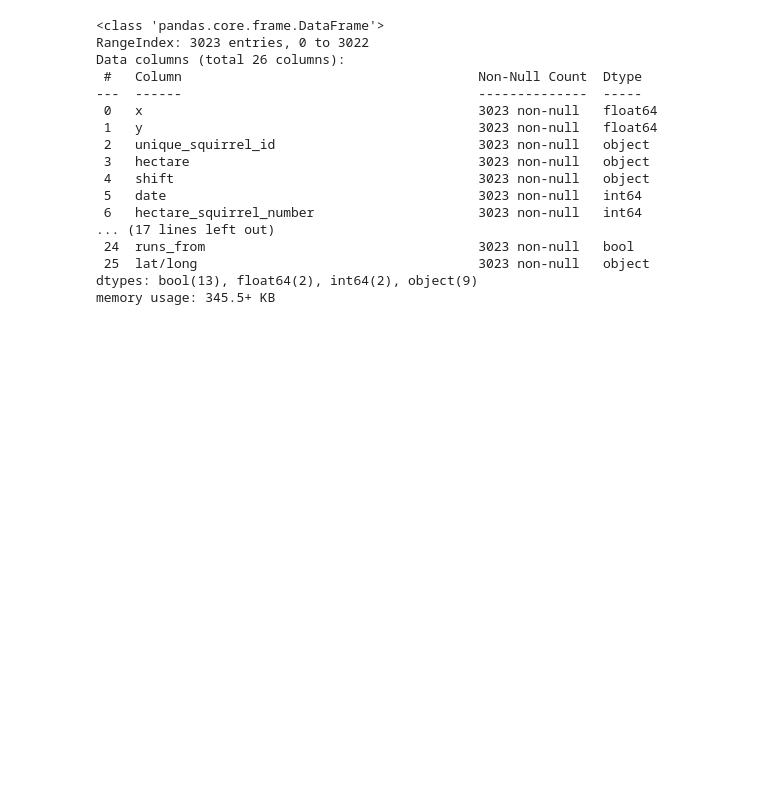
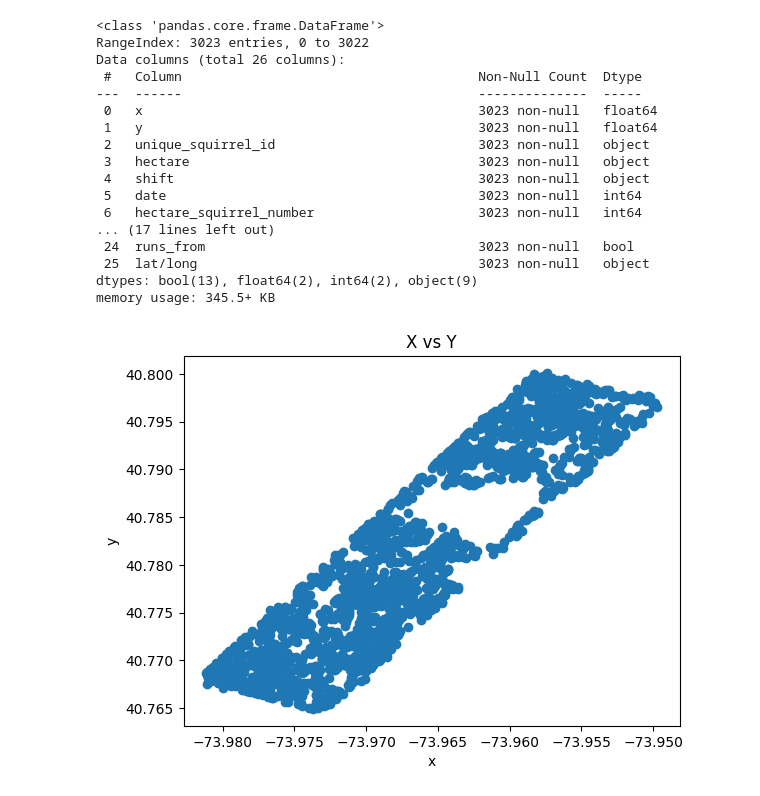
Before and after one commit to Nubily44/Prog, a Jupyter notebook: data_studies/squirrels.ipynb, the cells around one changed output. Saved outputs shown, nothing was run; the diff lists cells and outputs as text; code cells hidden in the pictures; blank space fills up the shorter version.

```diff
--- a/data_studies/squirrels.ipynb
+++ b/data_studies/squirrels.ipynb
@@ -138,3 +138,15 @@ Data columns (total 26 columns):
  25  lat/long                                    3023 non-null   object
 dtypes: bool(13), float64(2), int64(2), object(9)
 memory usage: 345.5+ KB
+# %%
+import matplotlib.pyplot as plt
+
+plt.scatter(df_cleaned["x"], df_cleaned["y"])
+
+plt.xlabel("x")
+plt.ylabel("y")
+plt.title("X vs Y")
+
+plt.show()
+# %% [output]
+[figure, added]
```
